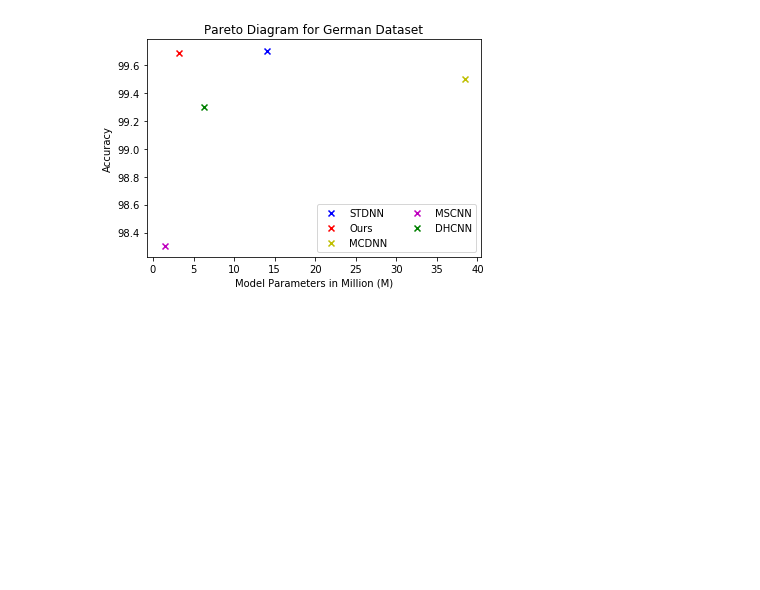
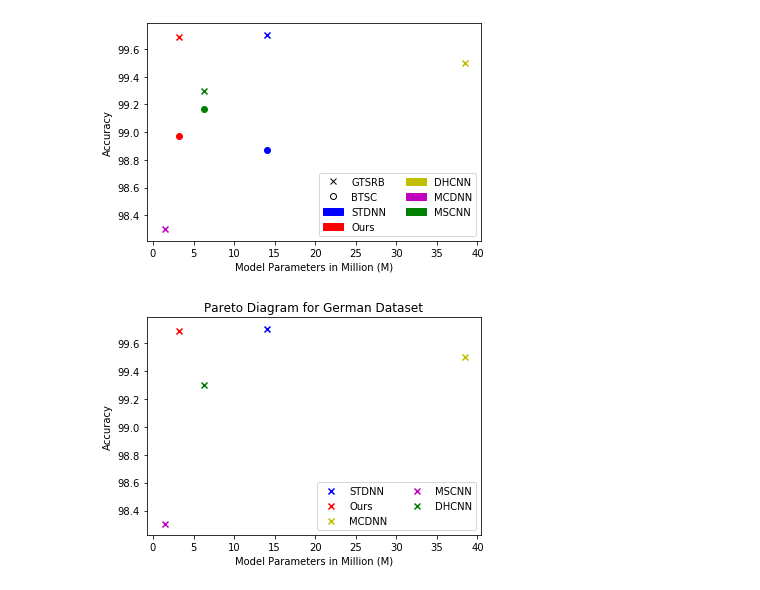
Before and after one commit to RanaMostafaAbdElMohsen/Traffic_Sign_Recognition, a Jupyter notebook: Visualization/Pareto_Diagram.ipynb, the cells around one changed output. Cells and saved outputs as stored; diff of their text form; code cells hidden in the pictures; blank space fills up the shorter version.

Commit message:
Modified Pareto Diagram to support one combined figure for both German and Belgium

```diff
--- a/Visualization/Pareto_Diagram.ipynb
+++ b/Visualization/Pareto_Diagram.ipynb
@@ -41,6 +43,42 @@ def ParetoDiagramBelgiumDataSet():
                fontsize=10)
 
     plt.show()
+# %%
+def ParetoDiagramCombined():
+    colors = ['b', 'r', 'y', 'm', 'g']
+    marker=['x','o']
+    plt.xlabel('Model Parameters in Million (M)')
+    plt.ylabel('Accuracy')
+
+    STDNN_German = plt.scatter(14, 99.7, marker='x', color=colors[0])
+    STDNN_Belgium = plt.scatter(14, 98.87, marker='o', color=colors[0])
+    Ours_German = plt.scatter(3.2, 99.69, marker='x', color=colors[1])
+    Ours_Belgium = plt.scatter(3.2, 98.97, marker='o', color=colors[1])
+    MCDNN_German  = plt.scatter(38.5, 99.5, marker='x', color=colors[2])
+    MSCNN_German  = plt.scatter(1.43, 98.3, marker='x', color=colors[3])
+    DHCNN_German = plt.scatter(6.26, 99.3, marker='x', color=colors[4]) #https://arxiv.org/pdf/1808.10524.pdf
+    DHCNN_Belgium  = plt.scatter(6.26, 99.17, marker='o', color=colors[4]) #https://arxiv.org/pdf/1808.10524.pdf
+
+    columns = [plt.plot([], [], marker[i], markerfacecolor='w',
+                    markeredgecolor='k')[0] for i in range(2)]
+
+    rows = [mpatches.Patch(color=colors[i]) for i in range(len(colors))]
+
+    plt.legend(columns +rows,
+               ["GTSRB", "BTSC"]+
+               ["STDNN", "Ours", "DHCNN","MCDNN","MSCNN"]
+               ,scatterpoints=1,
+               loc='lower right',
+               ncol=2,
+               fontsize=10, numpoints=1,
+               handler_map={tuple: HandlerTuple(ndivide=None)})
+
+    plt.savefig('Combined_ParetoDiagram.png', bbox_inches='tight')
+    plt.show()
+# %%
+ParetoDiagramCombined()
+# %% [output]
+[figure, added]
 # %%
 ParetoDiagramGermanDataSet()
 # %% [output]
```
Also changed, not shown: parts of 1 cell of this notebook.
